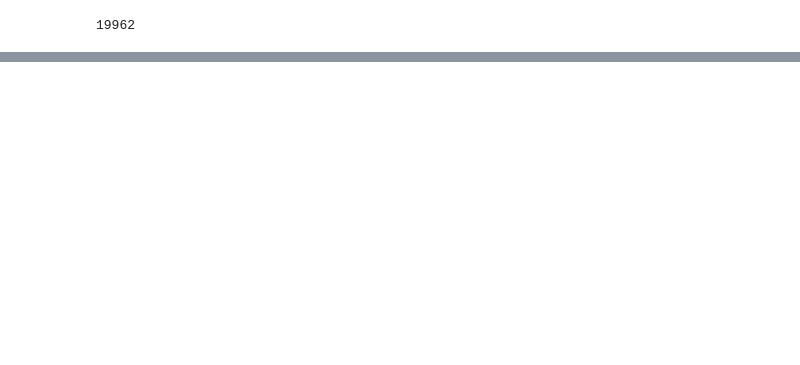
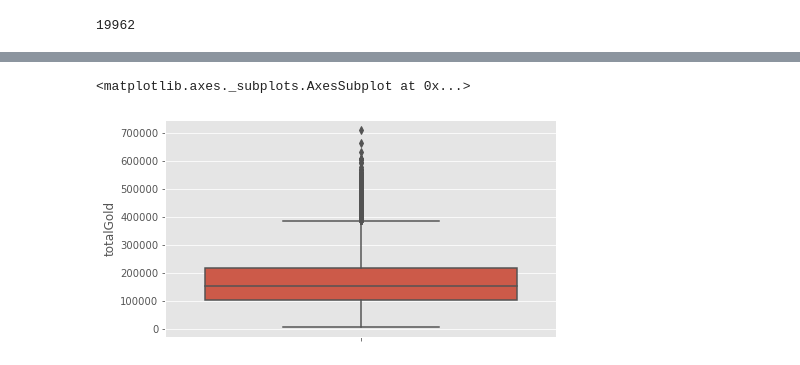
Before and after one commit to anotherjonlee/MLoL, a Jupyter notebook: notebooks/EDA.ipynb, the cells around one changed output, grey strips where cells are left out. Drawn from its saved outputs; the diff is of its cells as text; code cells hidden in the pictures; blank space fills up the shorter version.

```diff
--- a/notebooks/EDA.ipynb
+++ b/notebooks/EDA.ipynb
@@ -167,0 +164,6 @@ SyntaxError: invalid syntax (<ipython-input-25-6ddd4a9c86c1>, line 2)
+# %%
+fig, ax = plt.subplots(figsize=(7,4))
+sns.boxplot('totalGold',data=df_eda,orient='v',hue='teams')
+# %% [output]
+<matplotlib.axes._subplots.AxesSubplot at 0x...>
+[figure, added]
```
Also changed, not shown: parts of 7 cells of this notebook, 3 other files.
